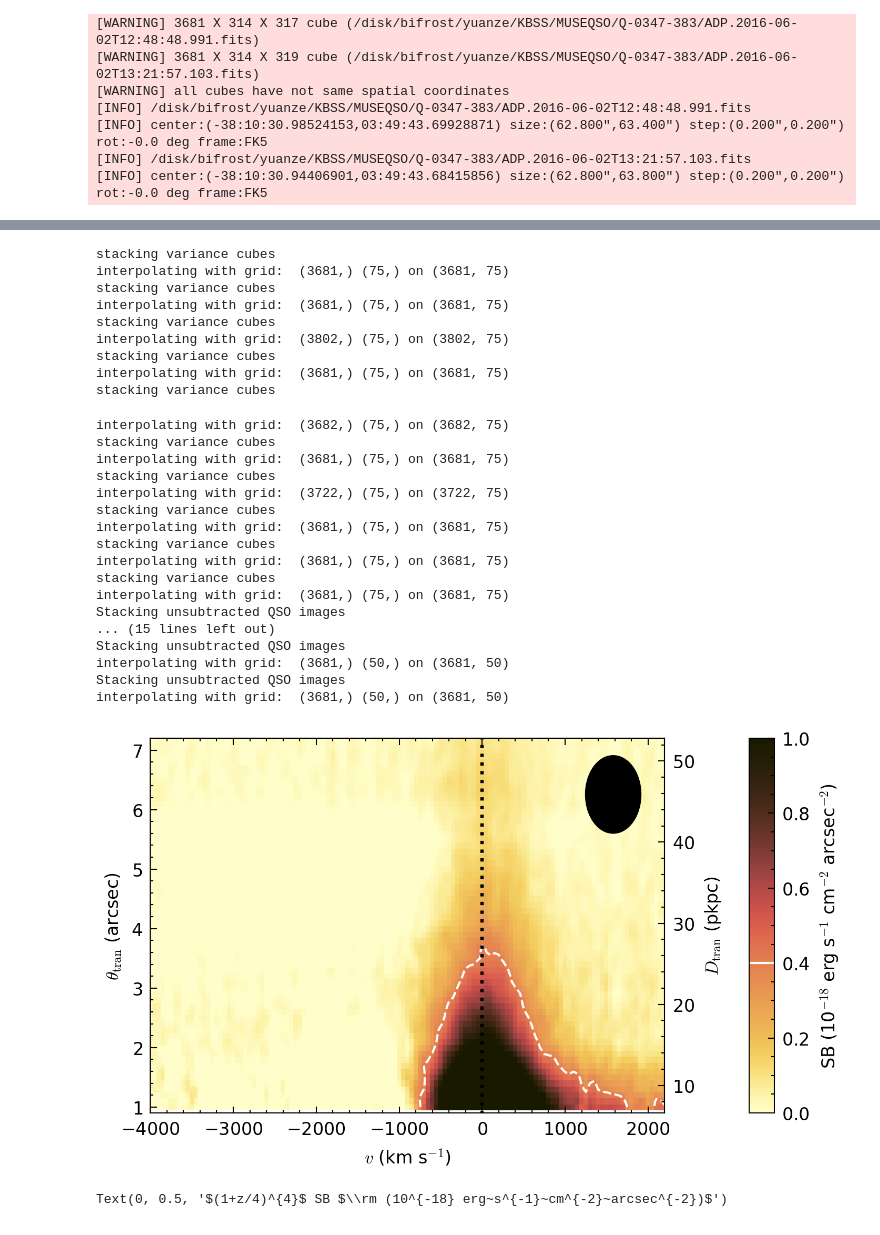
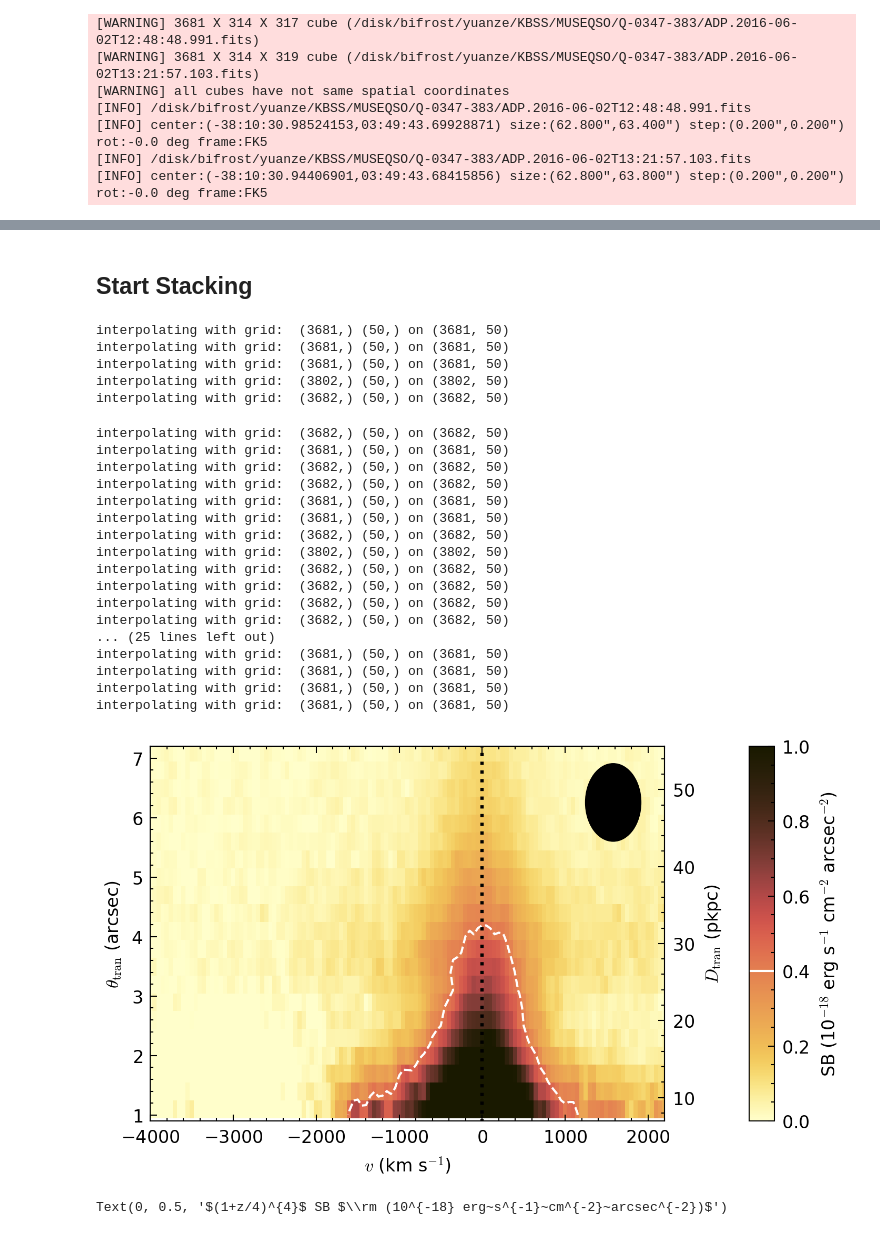
Before and after one commit to yuanzeding/KBSS_DataAnalysis, a Jupyter notebook: stack_analysis/stacking_MUSE.ipynb, the cells around one changed output, grey strips where cells are left out. Drawn from its saved outputs; the diff is of its cells as text; code cells hidden in the pictures.

```diff
--- a/stack_analysis/stacking_MUSE.ipynb
+++ b/stack_analysis/stacking_MUSE.ipynb
@@ -845,7 +859,7 @@ KeyboardInterrupt:
 #### Grid setup
 # %%
 xnew = np.arange(-4000, 3000, 50)
-ynew = np.arange(1.0, 7.6, 0.3)
+ynew = np.arange(1.0, 8.7, 0.3)
 xcorner = np.append(xnew, xnew[-1]+50) - 25
 ycorner = np.append(ynew, ynew[-1]+0.1) - 0.05
 xmesh, ymesh = np.meshgrid(xcorner, ycorner)
@@ -920,57 +935,55 @@ Table length=13
+# %% [markdown]
+## Start Stacking
 # %%
 importlib.reload(kcwi_tools)
 importlib.reload(common_tools_yd)
-#result=common_tools_yd.stack_cp2d_MUSE(all_directories,source_table,get_rprofile=True,return_cube=True,nboot=40,get_vlyas=True,stackgrid=(xnew,ynew))
-result_var=common_tools_yd.stack_cp2d_MUSE(all_directories,source_table,get_rprofile=True,return_cube=True,nboot=40,get_vlyas=False,stackgrid=(xnew,ynew),variance=True)
+result=common_tools_yd.stack_cp2d_MUSE(all_directories,source_table,get_rprofile=False,return_cube=True,nboot=80,get_vlyas=True,stackgrid=(xnew,ynew))
+#result_var=common_tools_yd.stack_cp2d_MUSE(all_directories,source_table,get_rprofile=True,return_cube=True,nboot=40,get_vlyas=False,stackgrid=(xnew,ynew),variance=True)
 
-result_QSO=common_tools_yd.stack_cp2d_MUSE(all_directories,source_table,get_rprofile=True,return_cube=True,nboot=80,get_vlyas=False,stackgrid=(xnew,ynew),QSO=True)
+#result_QSO=common_tools_yd.stack_cp2d_MUSE(all_directories,source_table,get_rprofile=True,return_cube=True,nboot=80,get_vlyas=False,stackgrid=(xnew,ynew),QSO=True)
 # %% [output]
-stacking variance cubes
-interpolating with grid:  (3681,) (75,) on (3681, 75)
-stacking variance cubes
-interpolating with grid:  (3681,) (75,) on (3681, 75)
-stacking variance cubes
-interpolating with grid:  (3802,) (75,) on (3802, 75)
-stacking variance cubes
-interpolating with grid:  (3681,) (75,) on (3681, 75)
-stacking variance cubes
+interpolating with grid:  (3681,) (50,) on (3681, 50)
+interpolating with grid:  (3681,) (50,) on (3681, 50)
+interpolating with grid:  (3681,) (50,) on (3681, 50)
+interpolating with grid:  (3802,) (50,) on (3802, 50)
+interpolating with grid:  (3682,) (50,) on (3682, 50)
-interpolating with grid:  (3682,) (75,) on (3682, 75)
-stacking variance cubes
-interpolating with grid:  (3681,) (75,) on (3681, 75)
-stacking variance cubes
-interpolating with grid:  (3722,) (75,) on (3722, 75)
-stacking variance cubes
-interpolating with grid:  (3681,) (75,) on (3681, 75)
-stacking variance cubes
-interpolating with grid:  (3681,) (75,) on (3681, 75)
-stacking variance cubes
-interpolating with grid:  (3681,) (75,) on (3681, 75)
-Stacking unsubtracted QSO images
-... (15 lines left out)
-Stacking unsubtracted QSO images
+interpolating with grid:  (3682,) (50,) on (3682, 50)
 interpolating with grid:  (3681,) (50,) on (3681, 50)
-Stacking unsubtracted QSO images
+interpolating with grid:  (3682,) (50,) on (3682, 50)
+interpolating with grid:  (3682,) (50,) on (3682, 50)
 interpolating with grid:  (3681,) (50,) on (3681, 50)
+interpolating with grid:  (3681,) (50,) on (3681, 50)
+interpolating with grid:  (3682,) (50,) on (3682, 50)
+interpolating with grid:  (3802,) (50,) on (3802, 50)
+interpolating with grid:  (3682,) (50,) on (3682, 50)
+interpolating with grid:  (3682,) (50,) on (3682, 50)
+interpolating with grid:  (3682,) (50,) on (3682, 50)
+interpolating with grid:  (3682,) (50,) on (3682, 50)
+... (25 lines left out)
+interpolating with grid:  (3681,) (50,) on (3681, 50)
+interpolating with grid:  (3681,) (50,) on (3681, 50)
+interpolating with grid:  (3681,) (50,) on (3681, 50)
+interpolating with grid:  (3681,) (50,) on (3681, 50)
 # %%
 #import common_tools
 #importlib.reload(common_tools)
 import scienceplots
 importlib.reload(common_tools_yd)
 plt.style.use(["science","no-latex"])
 plt.rcParams.update({
     "font.family": "dejavu sans",   # specify font family here
     "font.serif": ["Times"],  # specify font here
     "font.size":8,
 "legend.fancybox":True})
 
 fig, ax = plt.subplots(figsize=(5,3),dpi=300)
 
-common_tools_yd.plot_cp2d(result[0]*1e-2/0.04,fig,ax,log=False,PSFSub=True,HL=True,cosmo=Planck18,redshift=3.7,stackgrid=(xnew,ynew))
+common_tools_yd.plot_cp2d(result[0]*1e-2/0.04,fig,ax,log=False,PSFSub=True,HL=True,cosmo=Planck18,redshift=3.2,stackgrid=(xnew,ynew))
 fig.tight_layout()
 
 #fig.savefig(root_directory+"/QSOs_r6/stack_ps_HLQSOs.pdf")
 # %% [output]
-[figure, old version]
+[figure, new version]
 # %%
 S2011=np.genfromtxt(KBSSpath+"/Steidel2011.csv",delimiter=",")
 B2016=np.genfromtxt(KBSSpath+"/Borisova2016.csv",delimiter=",")
```
Also changed, not shown: parts of 8 cells of this notebook, 8 other files.
